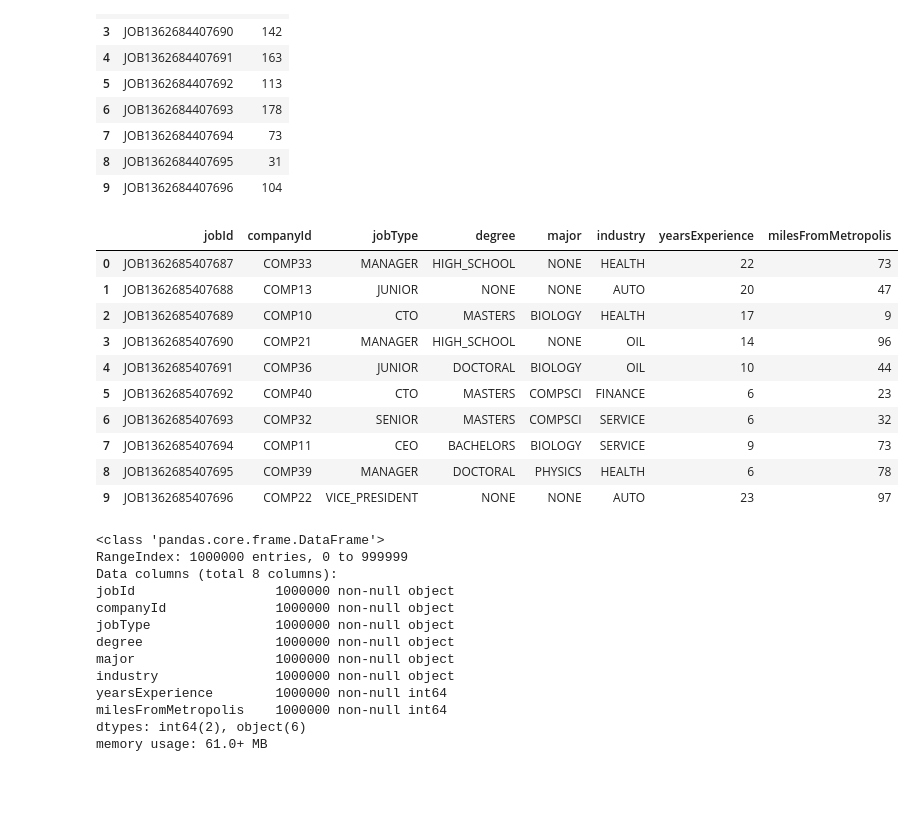
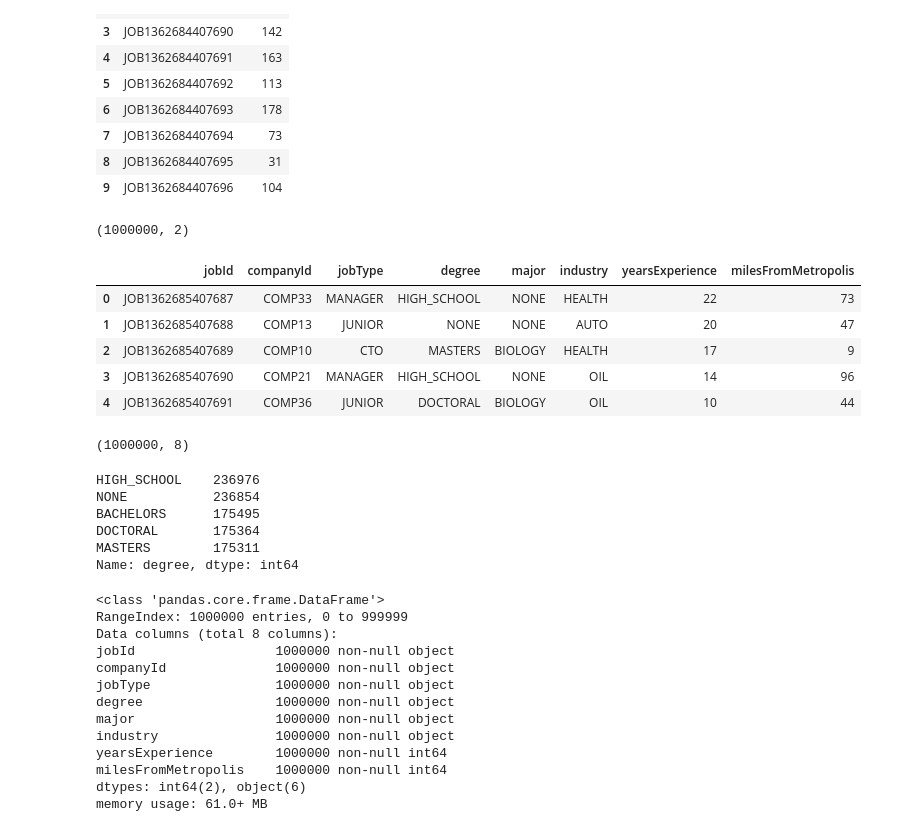
Before and after one commit to suroor89/salary_prediction_portfolio, a Jupyter notebook: Salary_Prediction.ipynb, the cells around one changed output. Drawn from its saved outputs; the diff is of its cells as text; code cells hidden in the pictures; blank space fills up the shorter version.

```diff
--- a/Salary_Prediction.ipynb
+++ b/Salary_Prediction.ipynb
@@ -59,20 +61,32 @@ train_target_df.head(10)
 | 7 | JOB1362684407694 | 73 |
 | 8 | JOB1362684407695 | 31 |
 | 9 | JOB1362684407696 | 104 |
+# %%
+print(train_target_df.shape)
+# %% [output]
+(1000000, 2)
 # %%
-test_feature_df.head(10)
+test_feature_df.head(5)
 # %% [output]
 |  | jobId | companyId | jobType | degree | major | industry | yearsExperience | milesFromMetropolis |
 | 0 | JOB1362685407687 | COMP33 | MANAGER | HIGH_SCHOOL | NONE | HEALTH | 22 | 73 |
 | 1 | JOB1362685407688 | COMP13 | JUNIOR | NONE | NONE | AUTO | 20 | 47 |
 | 2 | JOB1362685407689 | COMP10 | CTO | MASTERS | BIOLOGY | HEALTH | 17 | 9 |
 | 3 | JOB1362685407690 | COMP21 | MANAGER | HIGH_SCHOOL | NONE | OIL | 14 | 96 |
 | 4 | JOB1362685407691 | COMP36 | JUNIOR | DOCTORAL | BIOLOGY | OIL | 10 | 44 |
-| 5 | JOB1362685407692 | COMP40 | CTO | MASTERS | COMPSCI | FINANCE | 6 | 23 |
-| 6 | JOB1362685407693 | COMP32 | SENIOR | MASTERS | COMPSCI | SERVICE | 6 | 32 |
-| 7 | JOB1362685407694 | COMP11 | CEO | BACHELORS | BIOLOGY | SERVICE | 9 | 73 |
-| 8 | JOB1362685407695 | COMP39 | MANAGER | DOCTORAL | PHYSICS | HEALTH | 6 | 78 |
-| 9 | JOB1362685407696 | COMP22 | VICE_PRESIDENT | NONE | NONE | AUTO | 23 | 97 |
+# %%
+test_feature_df.shape
+# %% [output]
+(1000000, 8)
+# %%
+train_feature_df.degree.value_counts()
+# %% [output]
+HIGH_SCHOOL    236976
+NONE           236854
+BACHELORS      175495
+DOCTORAL       175364
+MASTERS        175311
+Name: degree, dtype: int64
 # %%
 train_feature_df.info()
 # %% [output]
```
Also changed, not shown: parts of 8 cells of this notebook.
